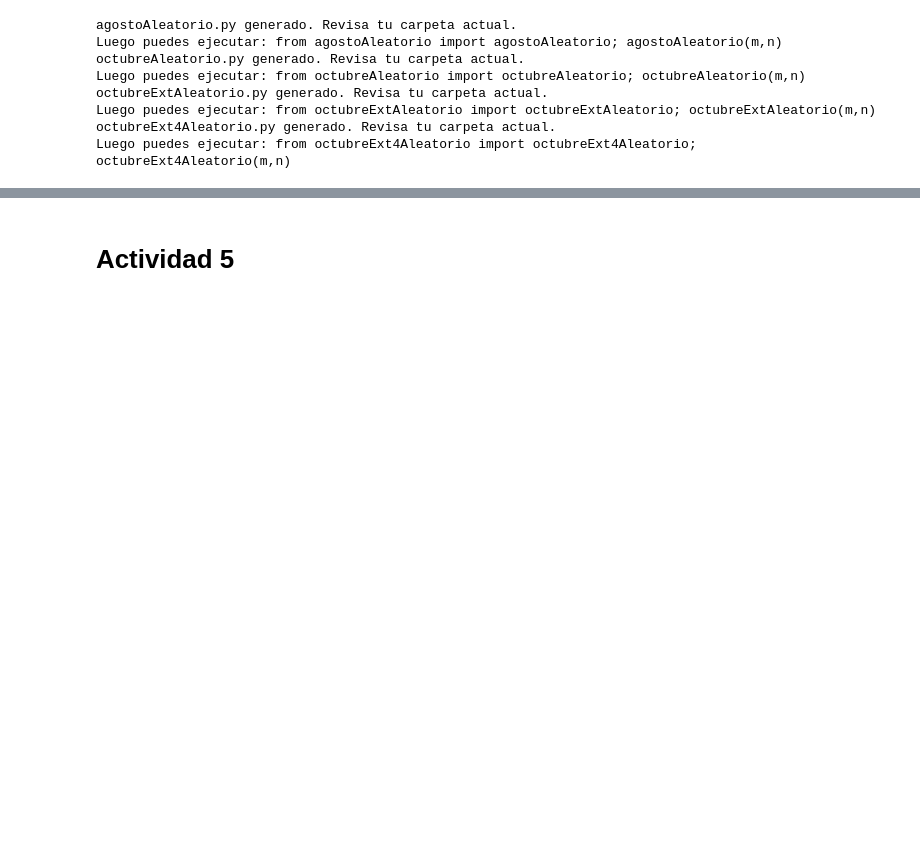
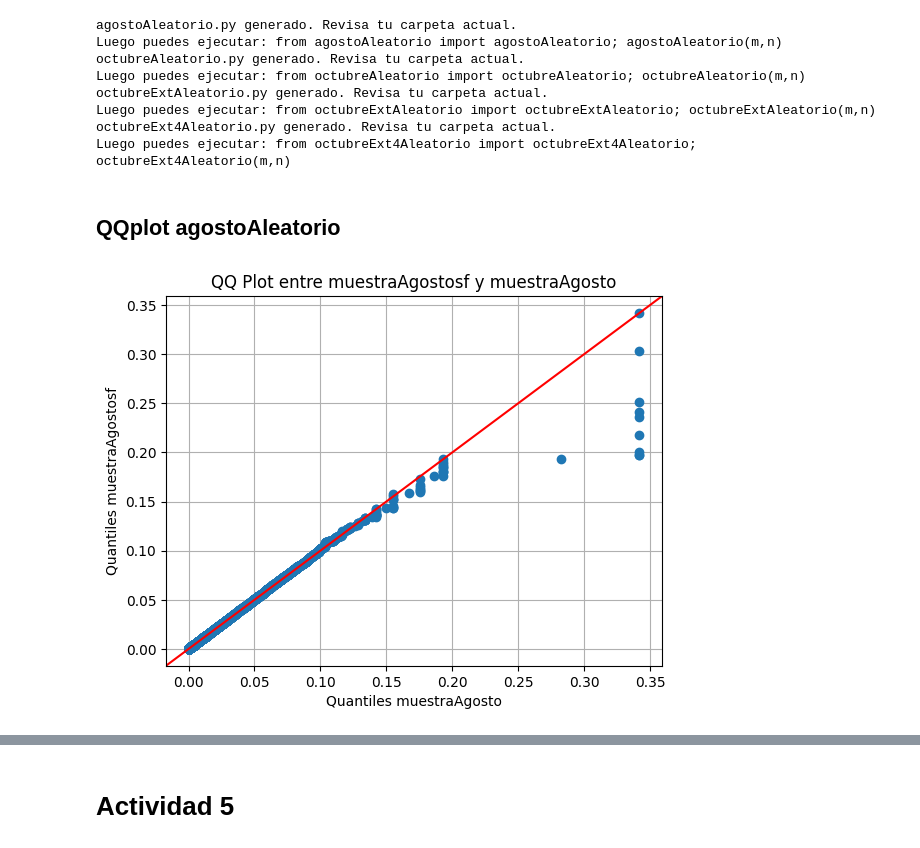
Before and after one commit to criss201x/ERLANG_B, a Jupyter notebook: notebooks/erlanb_b_base.ipynb, the cells around one changed output, grey strips where cells are left out. Cells and saved outputs as stored; diff of their text form; code cells hidden in the pictures; blank space fills up the shorter version.

Commit message:
add: se añaden QQplots en el punto 4

```diff
--- a/notebooks/erlanb_b_base.ipynb
+++ b/notebooks/erlanb_b_base.ipynb
@@ -355,0 +359,16 @@ Luego puedes ejecutar: from octubreExt4Aleatorio import octubreExt4Aleatorio; oc
+# %% [markdown]
+## QQplot agostoAleatorio
+# %%
+
+muestraAgostosf = agostoAleatorio.agostoAleatorio(1, 1000000)
+
+fig = sm.qqplot_2samples(muestraAgosto,muestraAgostosf , line='45')
+
+# Estética del gráfico
+plt.title('QQ Plot entre muestraAgostosf y muestraAgosto')
+plt.xlabel('Quantiles muestraAgosto')
+plt.ylabel('Quantiles muestraAgostosf')
+plt.grid(True)
+plt.show()
+# %% [output]
+[figure, added]
```
Also changed, not shown: parts of 12 cells of this notebook.
